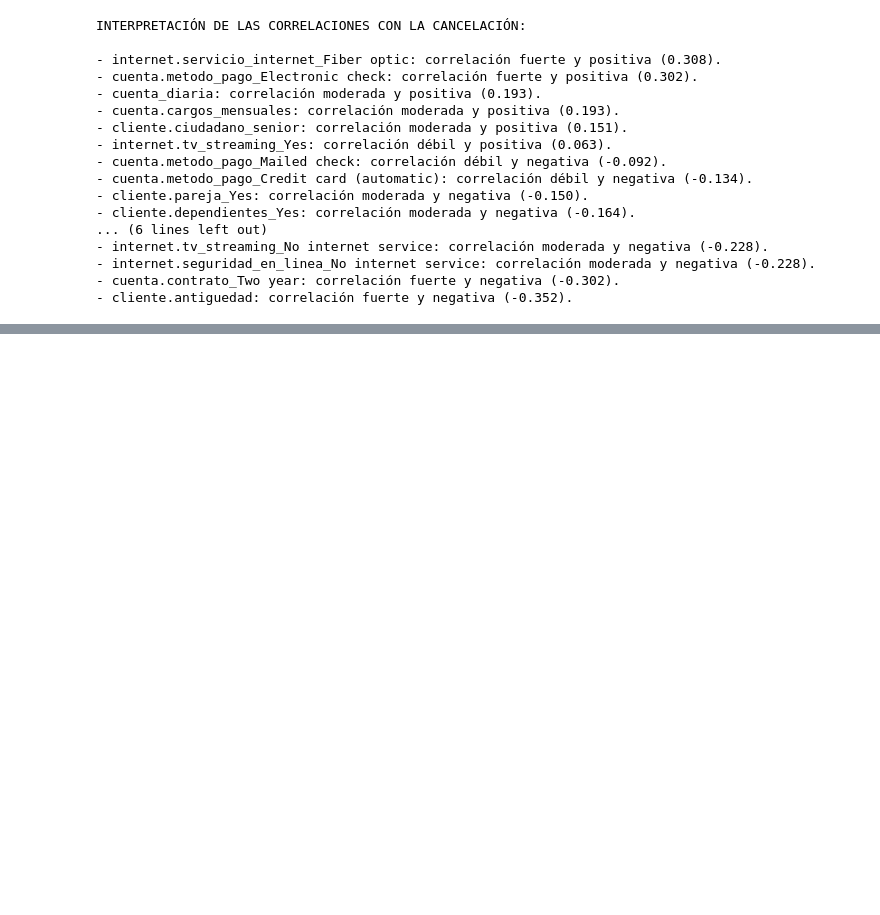
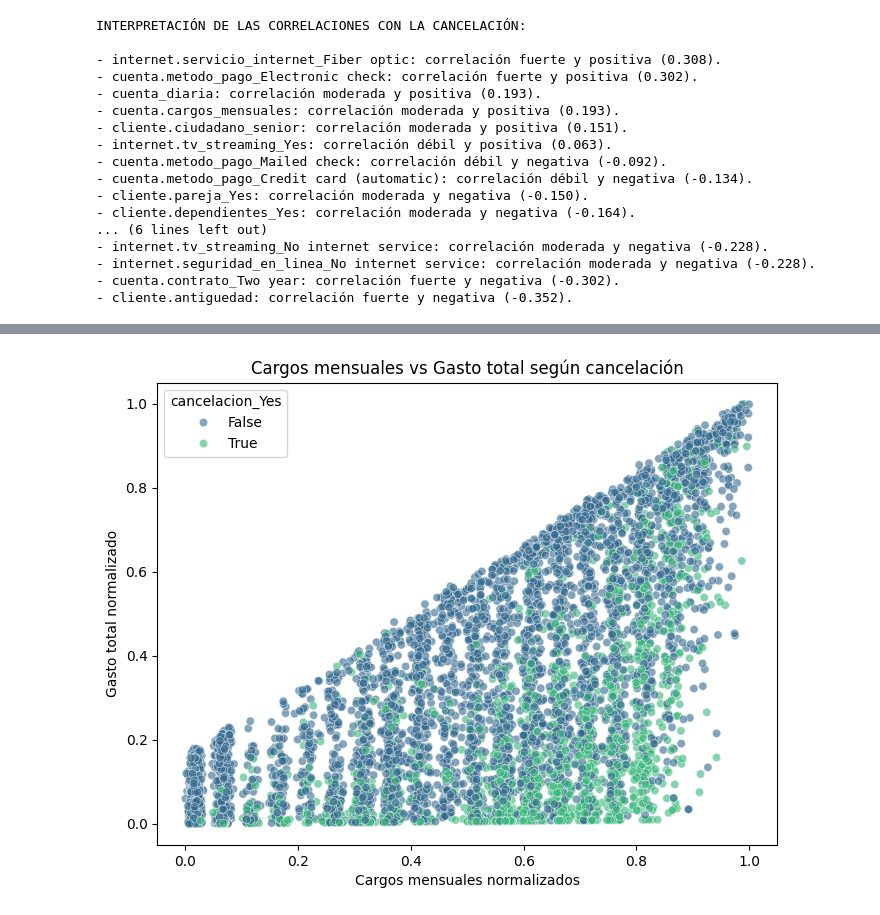
Before and after one commit to paolalarap/challenge_TelecomX2_palp, a Jupyter notebook: Challenge_TelecomX2_palp.ipynb, the cells around one changed output, grey strips where cells are left out. Cells and saved outputs as stored; diff of their text form; code cells hidden in the pictures; blank space fills up the shorter version.

```diff
--- a/Challenge_TelecomX2_palp.ipynb
+++ b/Challenge_TelecomX2_palp.ipynb
@@ -400,0 +456,17 @@ Las correlaciones muestran que ciertos factores del servicio y del método de pa
+# %%
+#Esto ayuda a ver si los clientes con planes más caros cancelan más.
+plt.figure(figsize=(8, 6))
+sns.scatterplot(
+    data=datos_cliente_normalizado,
+    x="cuenta.cargos_mensuales",
+    y="cuenta.cargos_totales",
+    hue="cancelacion_Yes",
+    palette="viridis",
+    alpha=0.6
+)
+plt.title("Cargos mensuales vs Gasto total según cancelación")
+plt.xlabel("Cargos mensuales normalizados")
+plt.ylabel("Gasto total normalizado")
+plt.show()
+# %% [output]
+[figure, added]
```
Also changed, not shown: parts of 6 cells of this notebook.
